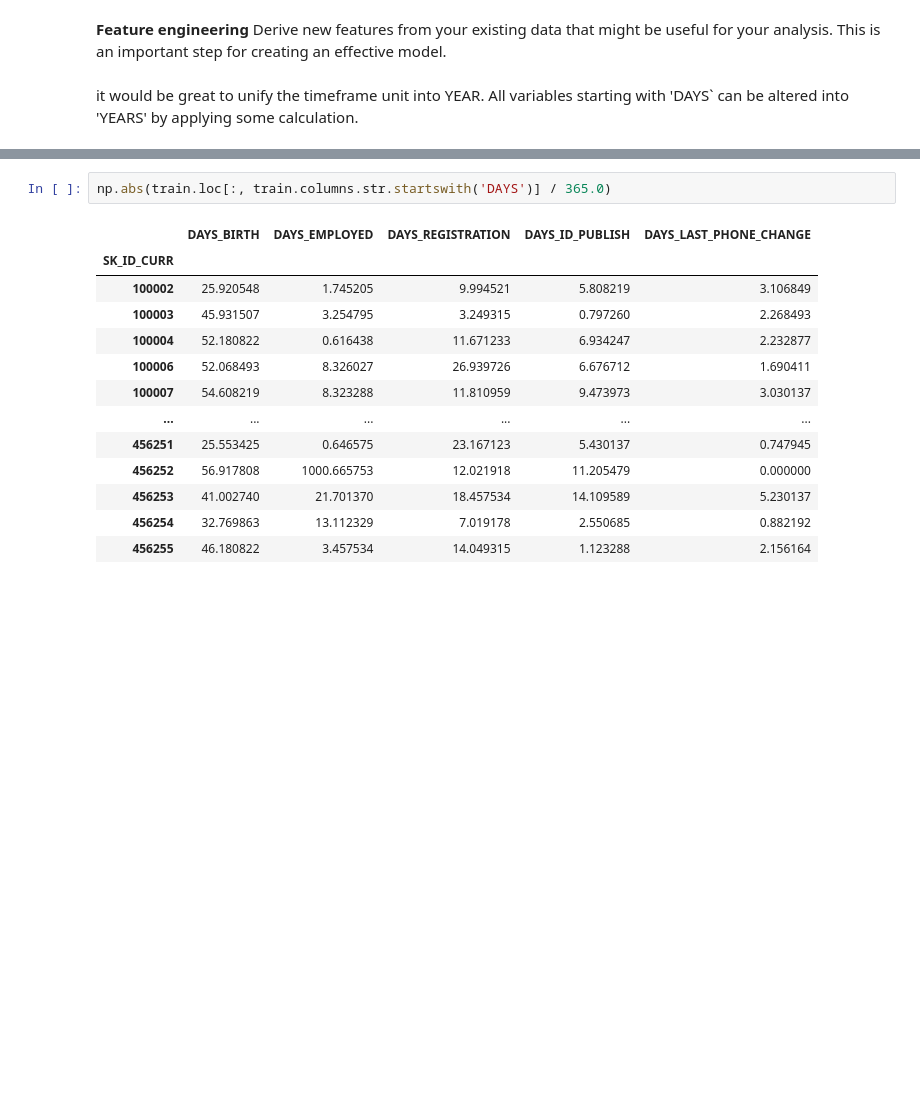
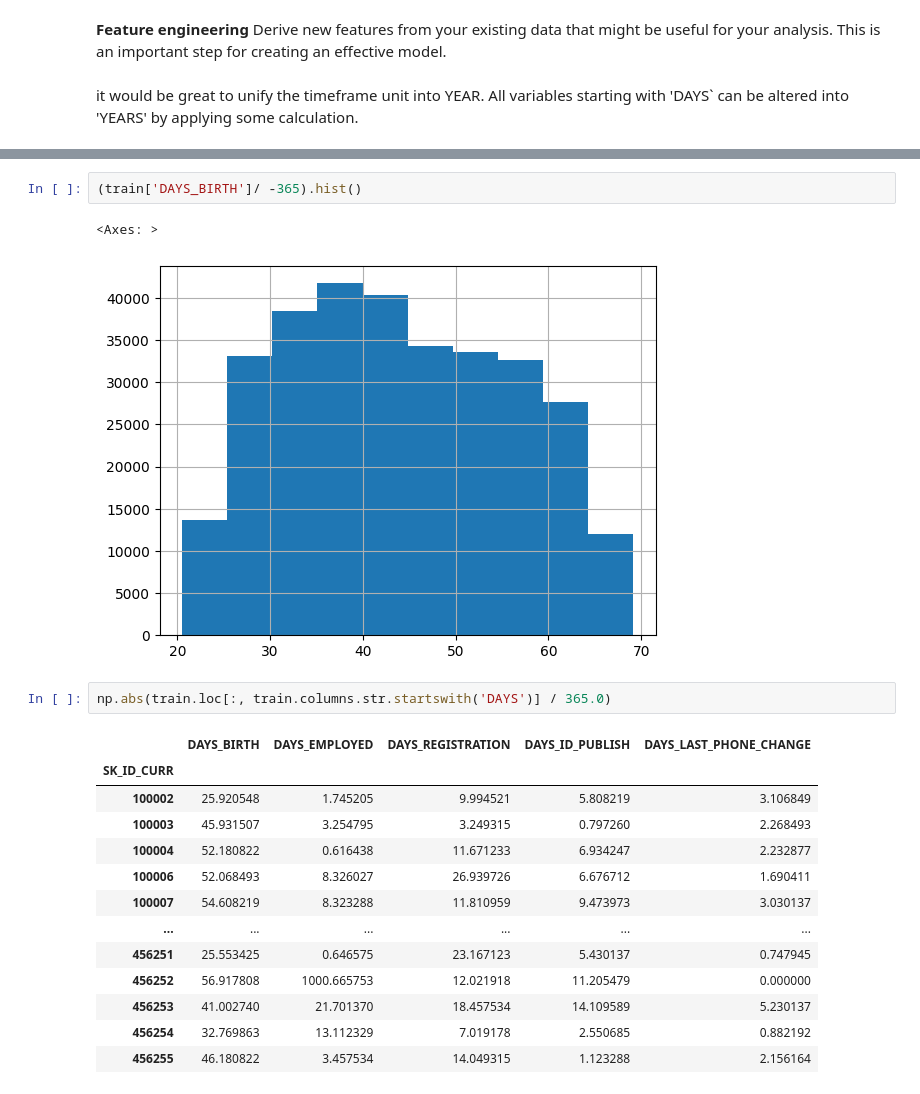
Before and after one commit to dongchanlim/MSBA, a Jupyter notebook: CapstoneProject/notebooks/EDA/EDA.ipynb, the cells around one changed output, grey strips where cells are left out. Drawn from its saved outputs; the diff is of its cells as text; blank space fills up the shorter version.

```diff
--- a/CapstoneProject/notebooks/EDA/EDA.ipynb
+++ b/CapstoneProject/notebooks/EDA/EDA.ipynb
@@ -571,3 +629,8 @@ it would be great to unify the timeframe unit into YEAR. All variables starting
+# %%
+(train['DAYS_BIRTH']/ -365).hist()
+# %% [output]
+<Axes: >
+[figure, added]
 # %%
 np.abs(train.loc[:, train.columns.str.startswith('DAYS')] / 365.0)
 # %% [output]
```
Also changed, not shown: parts of 29 cells of this notebook, 1 other file.
